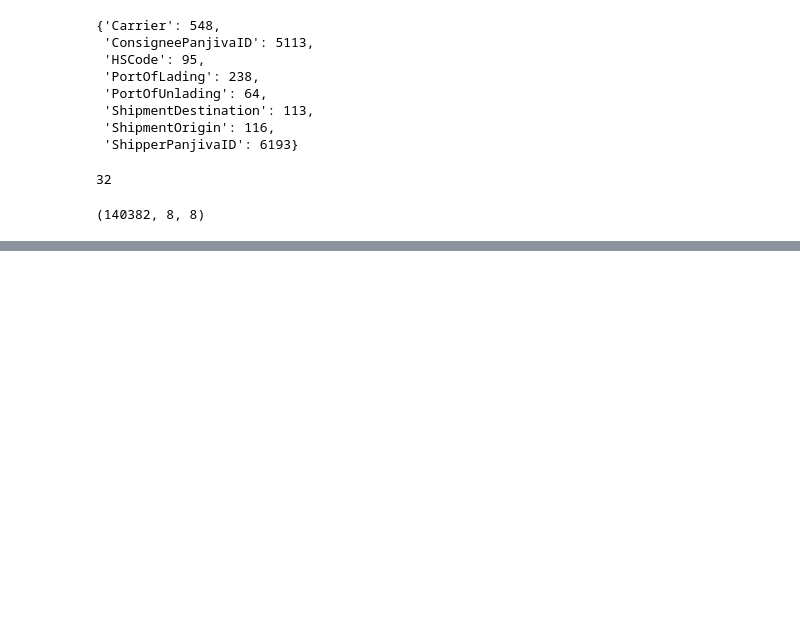
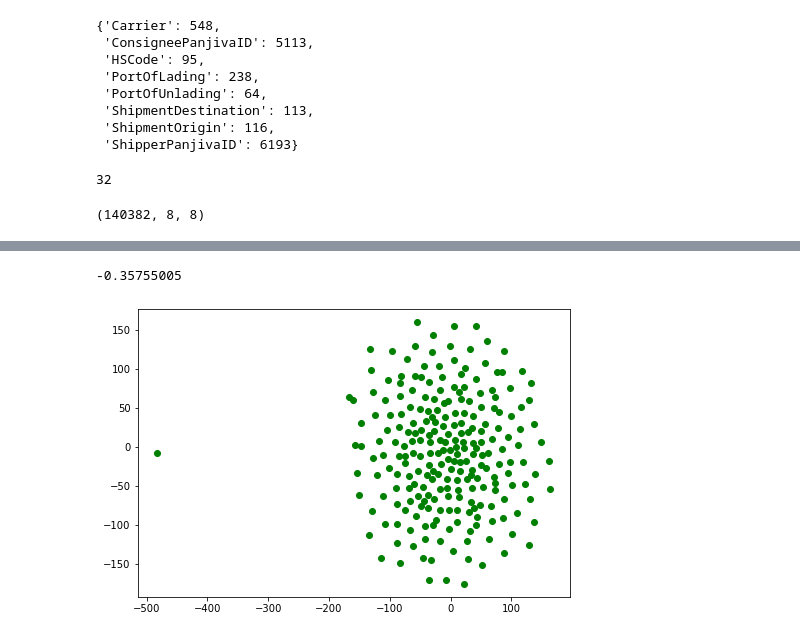
Before and after one commit to ddatta-DAC/AD_v2, a Jupyter notebook: src/Exp_1/EntityEmbedding_V2.ipynb, the cells around one changed output, grey strips where cells are left out. Cells and saved outputs as stored; diff of their text form; code cells hidden in the pictures; blank space fills up the shorter version.

```diff
--- a/src/Exp_1/EntityEmbedding_V2.ipynb
+++ b/src/Exp_1/EntityEmbedding_V2.ipynb
@@ -246,25 +248,3 @@ X_ij_max = X_ij_max+1
 # Co-occurrence based embedding model
 # Projecting GloVe to multivariate categorical
 # =================================
-# %%
-# Calculate doamin wise MI
-import math
-
-def MI(dff, x, y):
-
-    df = dff.copy()
-    f_x = 'f_x'
-    f_y = 'f_y'
-
-    df[f_x] = df.groupby(x)[x].transform('count')/len(df)
-    df[f_y] = df.groupby(y)[y].transform('count')/len(df)
-    mi = 0
-    # run loop
-    for _x in set(df[x]):
-        a = list(df.loc[df[x]==_x][f_x])[0]
-        for _y in set(df[y]):
-            b = list(df.loc[df[y]==_y][f_y])[0]
-            c = len(df.loc[(df[x]==_x) & (df[y]==_y)])/len(df)
-            if c > 0:
-                mi += c * math.log( c / (a*b))
-    return -mi
@@ -272,0 +280,10 @@ MI(train_df, 'ConsigneePanjivaID', 'ShipperPanjivaID')
+# %%
+num_domains = len(domain_dims)
+MI_domain_ij = np.ones([num_domains,num_domains])
+
+
+domains_list = list(domain_dims.keys())
+for i in range(num_domains):
+    for j in range(i+1,num_domains):
+        MI_domain_ij[i][j] = MI(train_df, domains_list[i], domains_list[j])
+        MI_domain_ij[j][i] = MI_domain_ij[i][j]
@@ -378,7 +415,7 @@ class Net(nn.Module):
         res = res.view([-1, nd, nd])
         return res
 # %%
-emb_dim = 256
+emb_dim = 64
 domain_dims_vals = list( domain_dims.values() )
 # %%
 net = Net(emb_dim,domain_dims_vals)
@@ -508,0 +656,19 @@ test()
+# %%
+a = weight_dict['HSCode'][48]
+b = weight_dict['ShipmentOrigin'][57]
+np.dot(a, b)
+# %% [output]
+-0.35755005
+# %%
+from sklearn.manifold import TSNE
+X = weight_dict['PortOfLading']
+X_embedded = TSNE(n_components=2, perplexity=8.0).fit_transform(X)
+# %%
+from matplotlib import pyplot as plt
+fig=plt.figure()
+ax=fig.add_axes([0,0,1,1])
+
+ax.scatter(X_embedded[:,0],X_embedded[:,1],color='g')
+plt.show()
+# %% [output]
+[figure, added]
```
Also changed, not shown: parts of 16 cells of this notebook, 20 other files.
